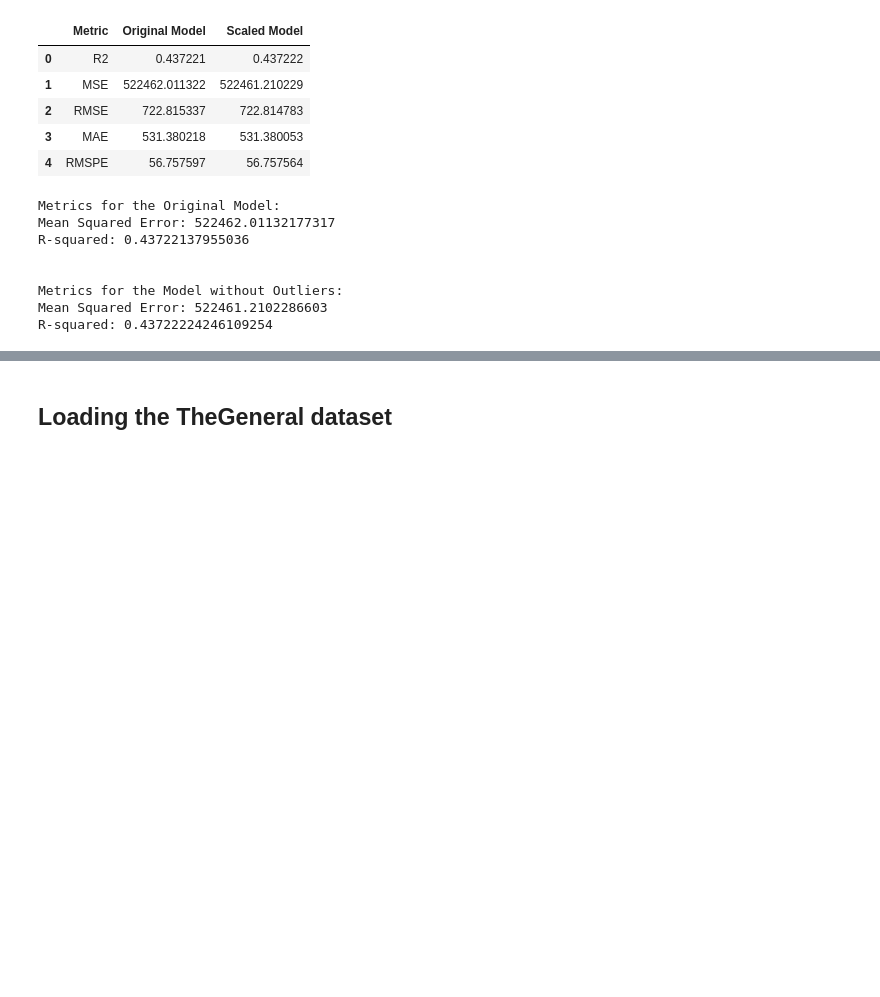
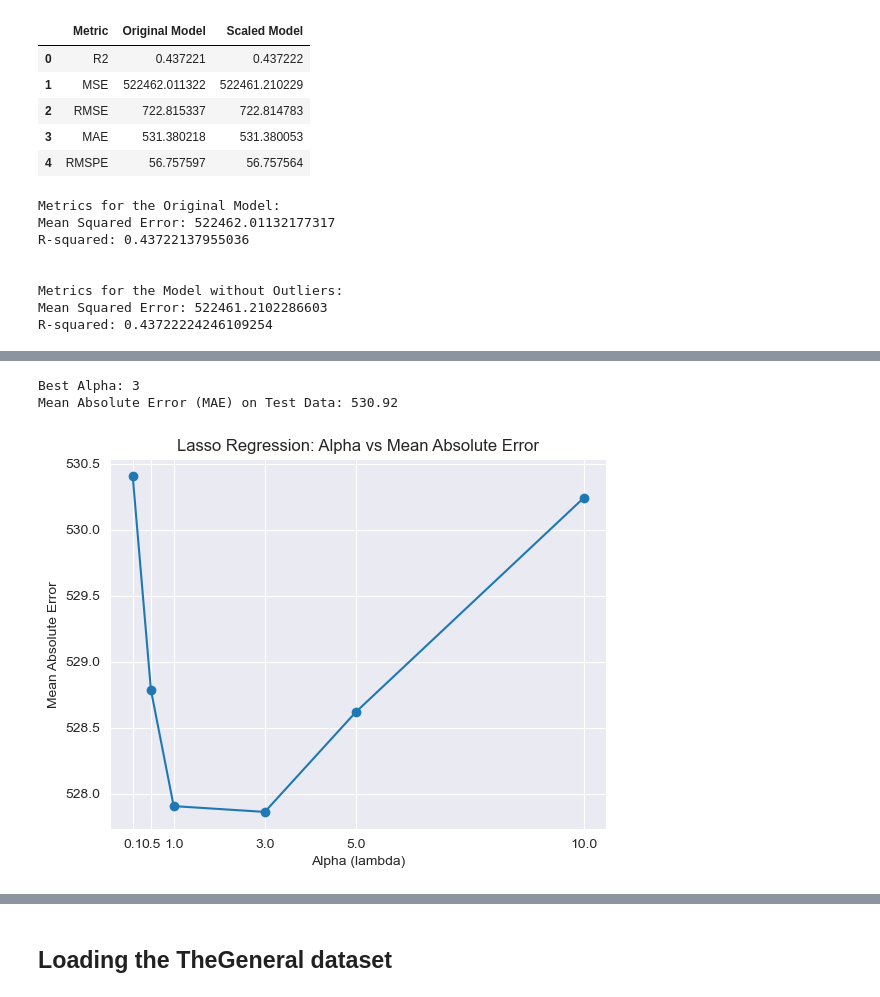
Before and after one commit to Spikes666/Final-Project-3550, a Jupyter notebook: Pr0Fin_SartinoN.ipynb, the cells around one changed output, grey strips where cells are left out. Cells and saved outputs as stored; diff of their text form; code cells hidden in the pictures; blank space fills up the shorter version.

```diff
--- a/Pr0Fin_SartinoN.ipynb
+++ b/Pr0Fin_SartinoN.ipynb
@@ -597,0 +711,44 @@ R-squared: 0.43722224246109254
+# %%
+# Assuming you have already split your data into X_train, X_test, Y_train, Y_test
+# Applying feature scaling
+sc = StandardScaler()
+X_train_sc1 = sc.fit_transform(X_train)
+X_test_sc1 = sc.transform(X_test)
+
+# Create a dictionary with the alpha values for GridSearchCV
+param_grid = {'alpha': alphas}
+
+# Initialize Lasso regression model
+lasso = Lasso()
+
+# Perform grid search using GridSearchCV
+grid_search = GridSearchCV(lasso, param_grid, cv=5, scoring='neg_mean_absolute_error')
+grid_search.fit(X_train_sc1, Y_train)
+
+# Get the best alpha value from the grid search
+best_alpha = grid_search.best_params_['alpha']
+print(f"Best Alpha: {best_alpha}")
+
+# Train the final Lasso model with the best alpha
+lasso_final = Lasso(alpha=best_alpha, max_iter=10000)  # Increase max_iter to avoid convergence warnings
+lasso_final.fit(X_train_sc1, Y_train)
+
+# Make predictions on the test data
+predictions = lasso_final.predict(X_test_sc1)
+
+# Calculate MAE on the test data using the final model
+mae = mean_absolute_error(Y_test, predictions)
+print(f"Mean Absolute Error (MAE) on Test Data: {mae:.2f}")
+
+# Plot alpha vs Mean Absolute Error
+scores = [-score for score in grid_search.cv_results_['mean_test_score']]
+plt.plot(alphas, scores, '-o')
+plt.xlabel('Alpha (lambda)')
+plt.ylabel('Mean Absolute Error')
+plt.xticks(alphas)
+plt.title('Lasso Regression: Alpha vs Mean Absolute Error')
+plt.show()
+# %% [output]
+Best Alpha: 3
+Mean Absolute Error (MAE) on Test Data: 530.92
+[figure, added]
```
Also changed, not shown: parts of 23 cells of this notebook.
